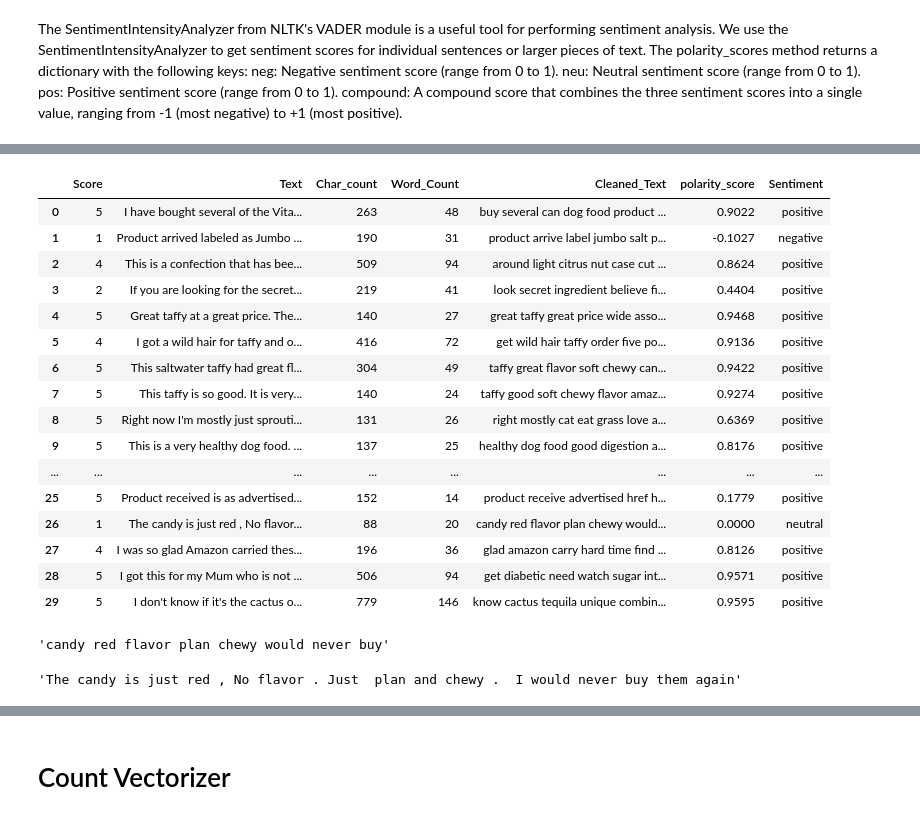
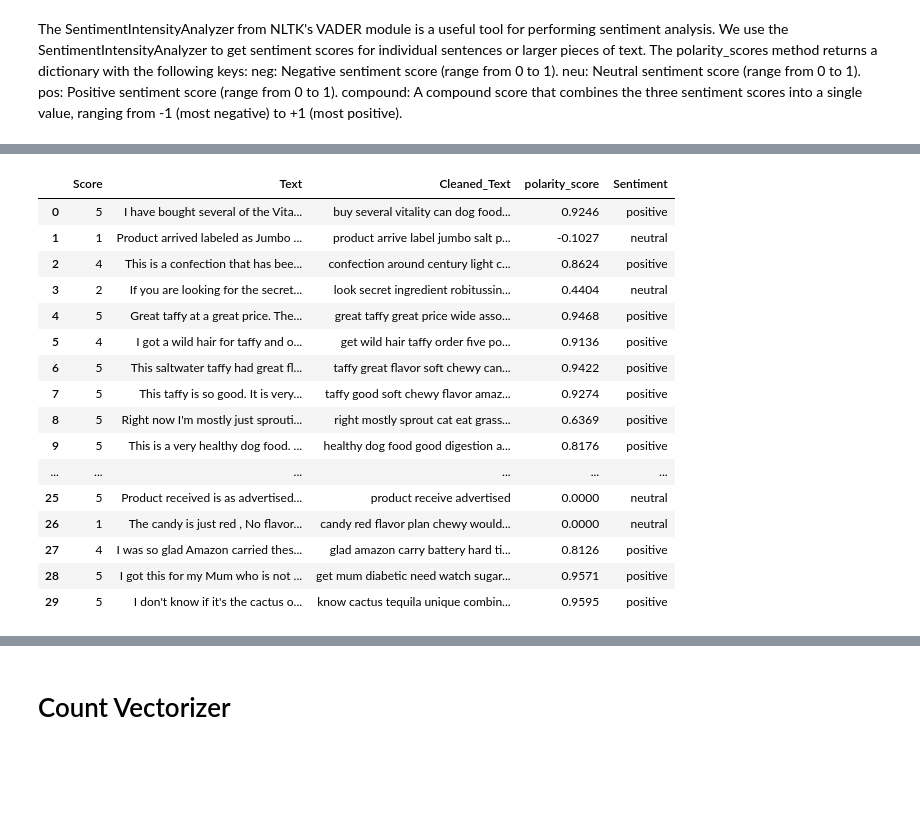
Before and after one commit to Vijayalekshmi203/SentimentAnalysis, a Jupyter notebook: SA.ipynb, the cells around one changed output, grey strips where cells are left out. Saved outputs shown, nothing was run; the diff lists cells and outputs as text; code cells hidden in the pictures; blank space fills up the shorter version.

```diff
--- a/SA.ipynb
+++ b/SA.ipynb
@@ -53,4 +57,0 @@ data['Score'].value_counts().plot.bar()
-# %%
-#Finding the character count
-data['Char_count']= data['Text'].apply(len)
-data
@@ -71,4 +57,0 @@ data
-# %%
-#Finding the word count
-data['Word_Count']=data['Text'].apply(lambda x: len(str(x).split()))
-data
@@ -123,7 +94,7 @@ stop_words
  'yourselves'}
 # %%
 #Adding Custom words to remove from the dataset
-custom_stopwords={"br"}
+custom_stopwords={"br","'s","n't"}
 stop_words.update(custom_stopwords)
 stop_words
 # %% [output]
@@ -185,13 +160,31 @@ def get_wordnet_pos(tag):
 # %%
 # Initialize WordNetLemmatizer
 lemmatizer = WordNetLemmatizer()
+from bs4 import BeautifulSoup
 
 corpus = []
 
 for i in range(len(data)):
-    # Clean the text
-    Cleaned_text = re.sub('[^a-zA-Z]', ' ', data["Text"][i])
+    # Remove URLs
+    Cleaned_text = re.sub(r'http\S+|www\S+|https\S+|href\S+', ' ', data["Text"][i], flags=re.MULTILINE)
+
+    # Parse HTML using BeautifulSoup
+    soup = BeautifulSoup(Cleaned_text, 'html.parser')
+
+    # Get text content without HTML tags
+    Cleaned_text = soup.get_text(separator=' ')
+
+    # Remove unwanted characters & numbers
+    Cleaned_text = re.sub(r'[<>=,.()/!]+', ' ', Cleaned_text)
+    Cleaned_text = re.sub('[^a-zA-Z]', ' ', Cleaned_text)
+
+    # Replace extra spaces and angle brackets left by BeautifulSoup
+    Cleaned_text = re.sub(r'\s+', ' ', Cleaned_text).strip()
+
+    #Changing to lowercase
     Cleaned_text = Cleaned_text.lower()
+
+    #word_tokenize interface for tokenization
     Cleaned_text = word_tokenize(Cleaned_text)
 
     # POS tagging
@@ -448,29 +348,22 @@ data
 # %%
-data['Sentiment']=data["Cleaned_Text"].apply(lambda x: 'positive' if sa.polarity_scores(x)["compound"] > 0  else 'neutral' if sa.polarity_scores(x)["compound"] == 0  else 'negative')
+#Rule for determining the Sentiment
+data['Sentiment']=data["Cleaned_Text"].apply(lambda x: 'positive' if sa.polarity_scores(x)["compound"] >= 0.5  else 'negative' if sa.polarity_scores(x)["compound"] <= -0.5  else 'neutral')
 data.head(30)
 # %% [output]
-|  | Score | Text | Char_count | Word_Count | Cleaned_Text | polarity_score | Sentiment |
-| 0 | 5 | I have bought several of the Vita... | 263 | 48 | buy several can dog food product ... | 0.9022 | positive |
-| 1 | 1 | Product arrived labeled as Jumbo ... | 190 | 31 | product arrive label jumbo salt p... | -0.1027 | negative |
-| 2 | 4 | This is a confection that has bee... | 509 | 94 | around light citrus nut case cut ... | 0.8624 | positive |
-| 3 | 2 | If you are looking for the secret... | 219 | 41 | look secret ingredient believe fi... | 0.4404 | positive |
-| 4 | 5 | Great taffy at a great price. The... | 140 | 27 | great taffy great price wide asso... | 0.9468 | positive |
-| 5 | 4 | I got a wild hair for taffy and o... | 416 | 72 | get wild hair taffy order five po... | 0.9136 | positive |
-| 6 | 5 | This saltwater taffy had great fl... | 304 | 49 | taffy great flavor soft chewy can... | 0.9422 | positive |
-| 7 | 5 | This taffy is so good. It is very... | 140 | 24 | taffy good soft chewy flavor amaz... | 0.9274 | positive |
-| 8 | 5 | Right now I'm mostly just sprouti... | 131 | 26 | right mostly cat eat grass love a... | 0.6369 | positive |
-| 9 | 5 | This is a very healthy dog food. ... | 137 | 25 | healthy dog food good digestion a... | 0.8176 | positive |
-| ... | ... | ... | ... | ... | ... | ... | ... |
-| 25 | 5 | Product received is as advertised... | 152 | 14 | product receive advertised href h... | 0.1779 | positive |
-| 26 | 1 | The candy is just red , No flavor... | 88 | 20 | candy red flavor plan chewy would... | 0.0000 | neutral |
-| 27 | 4 | I was so glad Amazon carried thes... | 196 | 36 | glad amazon carry hard time find ... | 0.8126 | positive |
-| 28 | 5 | I got this for my Mum who is not ... | 506 | 94 | get diabetic need watch sugar int... | 0.9571 | positive |
-| 29 | 5 | I don't know if it's the cactus o... | 779 | 146 | know cactus tequila unique combin... | 0.9595 | positive |
+|  | Score | Text | Cleaned_Text | polarity_score | Sentiment |
+| 0 | 5 | I have bought several of the Vita... | buy several vitality can dog food... | 0.9246 | positive |
+| 1 | 1 | Product arrived labeled as Jumbo ... | product arrive label jumbo salt p... | -0.1027 | neutral |
+| 2 | 4 | This is a confection that has bee... | confection around century light c... | 0.8624 | positive |
+| 3 | 2 | If you are looking for the secret... | look secret ingredient robitussin... | 0.4404 | neutral |
+| 4 | 5 | Great taffy at a great price. The... | great taffy great price wide asso... | 0.9468 | positive |
+| 5 | 4 | I got a wild hair for taffy and o... | get wild hair taffy order five po... | 0.9136 | positive |
+| 6 | 5 | This saltwater taffy had great fl... | taffy great flavor soft chewy can... | 0.9422 | positive |
+| 7 | 5 | This taffy is so good. It is very... | taffy good soft chewy flavor amaz... | 0.9274 | positive |
+| 8 | 5 | Right now I'm mostly just sprouti... | right mostly sprout cat eat grass... | 0.6369 | positive |
+| 9 | 5 | This is a very healthy dog food. ... | healthy dog food good digestion a... | 0.8176 | positive |
+| ... | ... | ... | ... | ... | ... |
+| 25 | 5 | Product received is as advertised... | product receive advertised | 0.0000 | neutral |
+| 26 | 1 | The candy is just red , No flavor... | candy red flavor plan chewy would... | 0.0000 | neutral |
+| 27 | 4 | I was so glad Amazon carried thes... | glad amazon carry battery hard ti... | 0.8126 | positive |
+| 28 | 5 | I got this for my Mum who is not ... | get mum diabetic need watch sugar... | 0.9571 | positive |
+| 29 | 5 | I don't know if it's the cactus o... | know cactus tequila unique combin... | 0.9595 | positive |
-# %%
-data['Cleaned_Text'][26]
-# %% [output]
-'candy red flavor plan chewy would never buy'
-# %%
-data['Text'][26]
-# %% [output]
-'The candy is just red , No flavor . Just  plan and chewy .  I would never buy them again'
```
Also changed, not shown: parts of 191 cells of this notebook.
